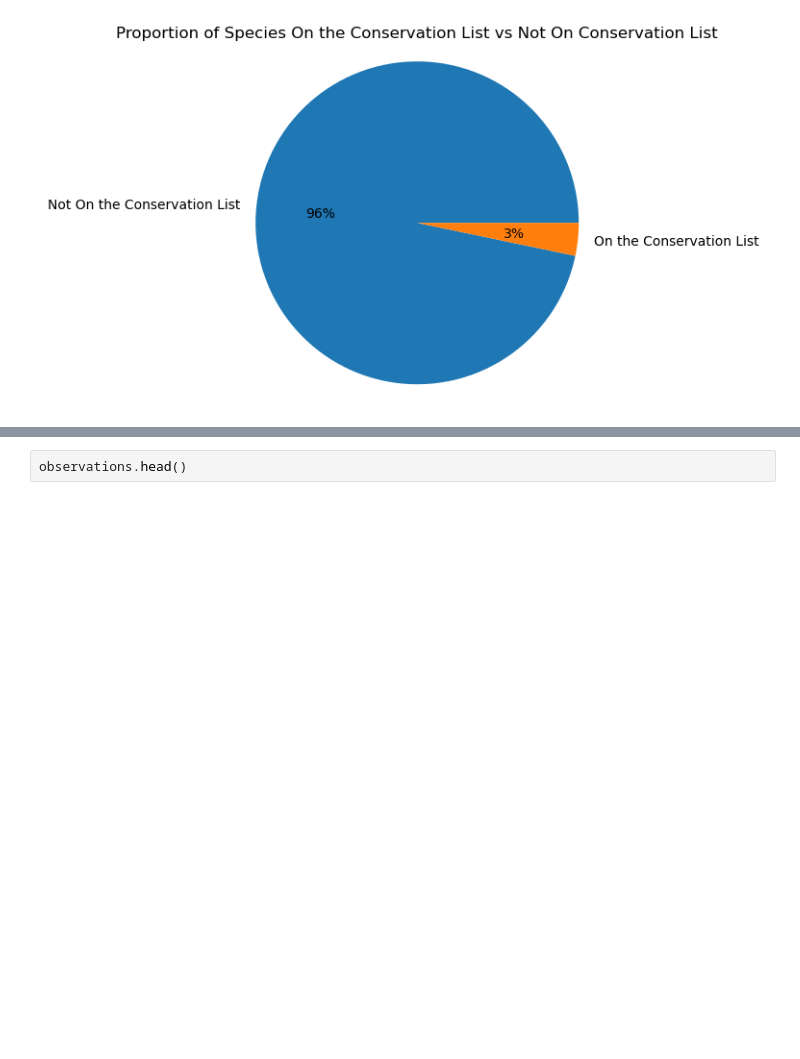
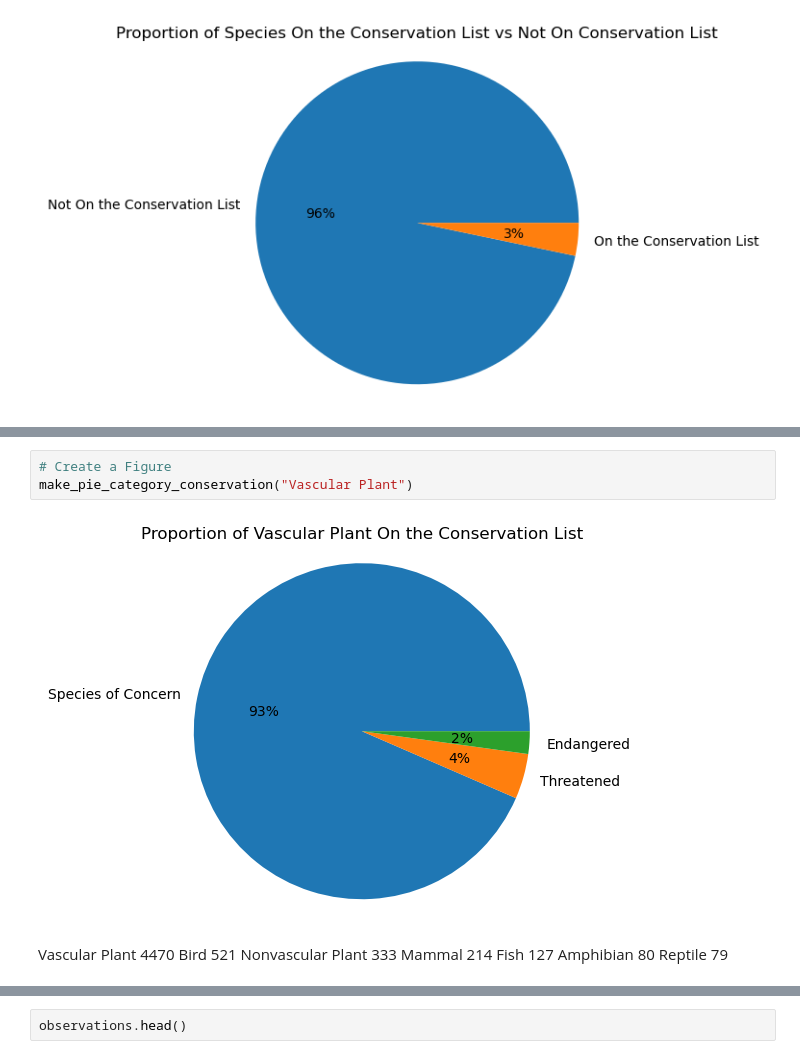
Before and after one commit to thejjserg/biodiversity, a Jupyter notebook: biodiversity_starter/biodiversity.ipynb, the cells around one changed output, grey strips where cells are left out. Saved outputs shown, nothing was run; the diff lists cells and outputs as text; blank space fills up the shorter version.

```diff
--- a/biodiversity_starter/biodiversity.ipynb
+++ b/biodiversity_starter/biodiversity.ipynb
@@ -219,0 +267,13 @@ Above, we see that 96% of the species in our dataset are `Not On the Conservatio
+# %%
+# Create a Figure
+make_pie_category_conservation("Vascular Plant")
+# %% [output]
+[figure, added]
+# %% [markdown]
+Vascular Plant       4470
+Bird                  521
+Nonvascular Plant     333
+Mammal                214
+Fish                  127
+Amphibian              80
+Reptile                79
```
Also changed, not shown: parts of 6 cells of this notebook.
